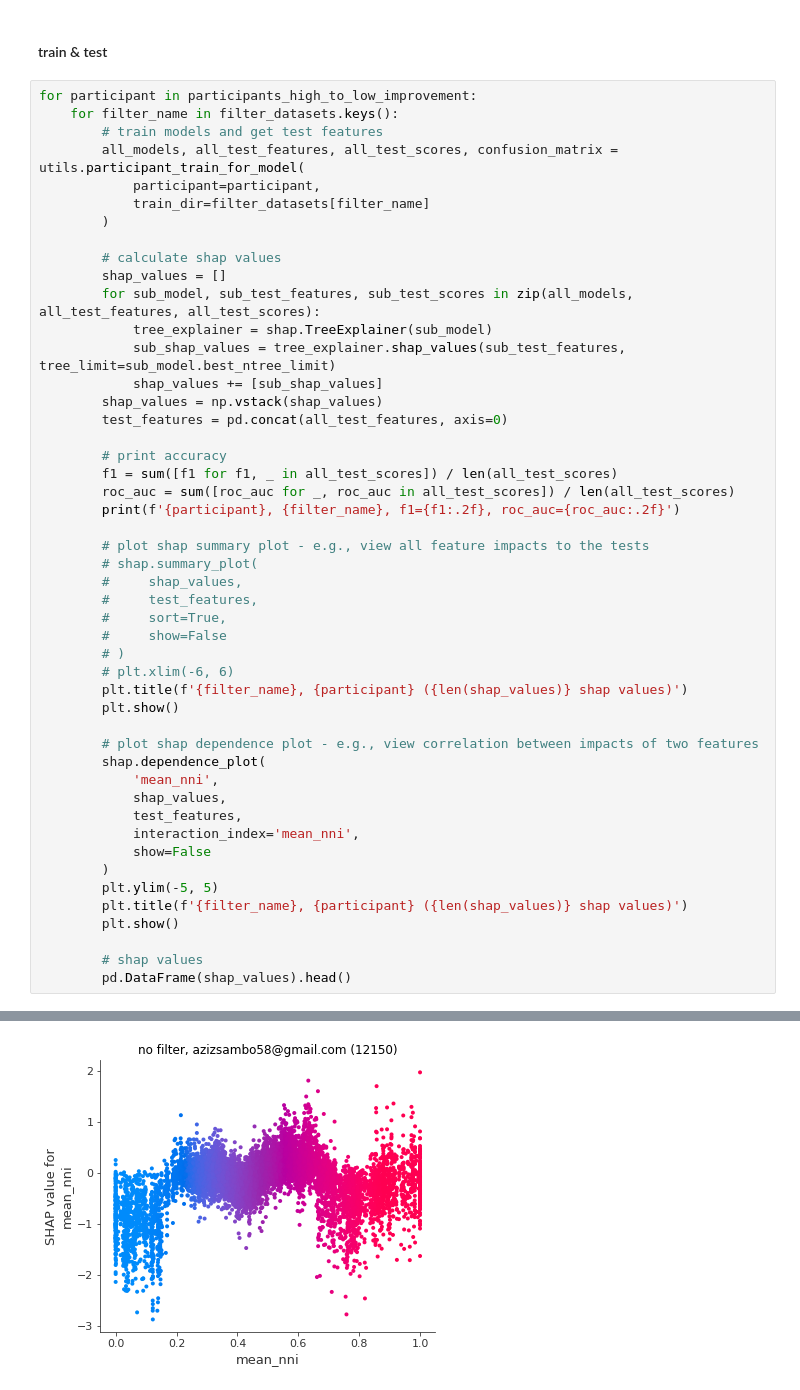
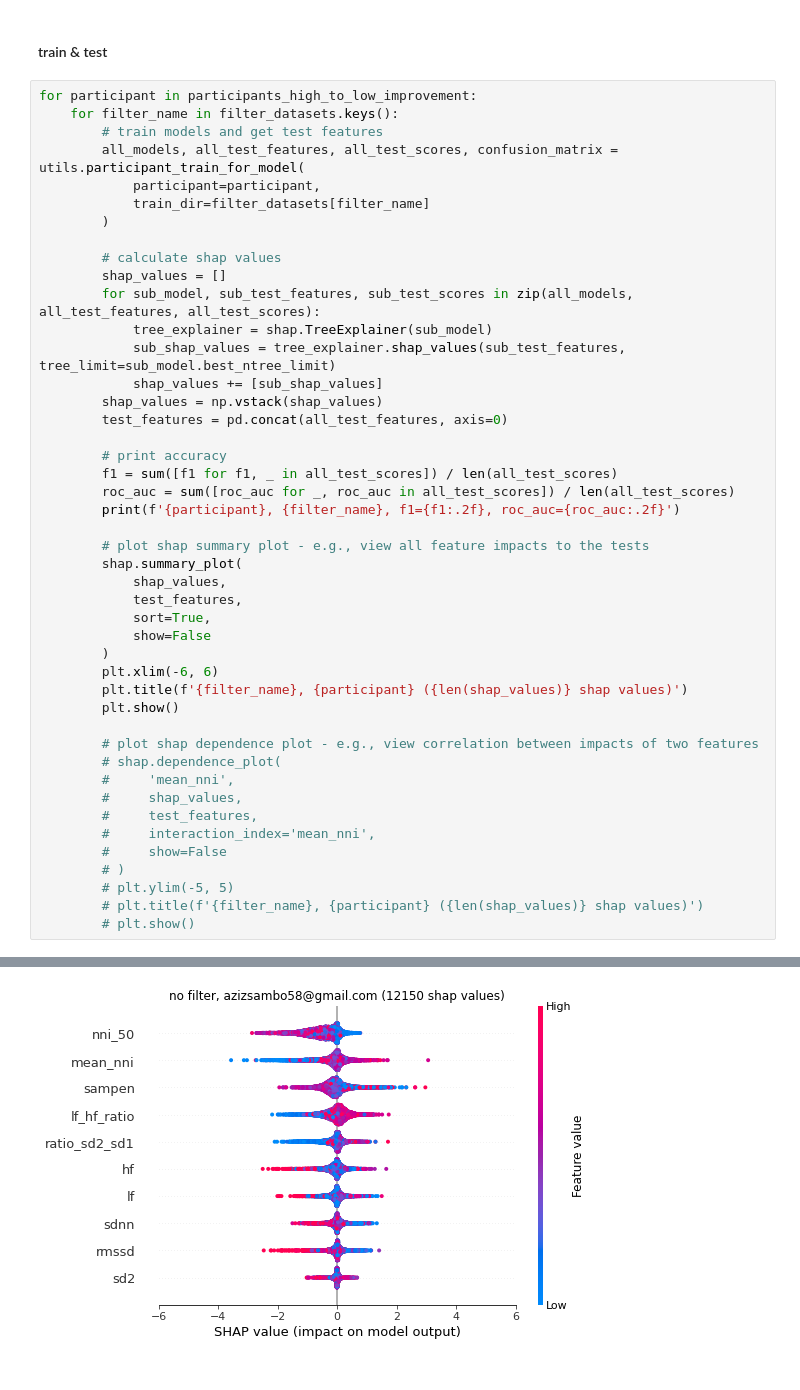
Before and after one commit to PrinceB7/stress, a Jupyter notebook: notebooks/shap-analyzing.ipynb, the cells around one changed output, grey strips where cells are left out. Cells and saved outputs as stored; diff of their text form.

Commit message:
shap sorted summary plots done for all participants

```diff
--- a/notebooks/shap-analyzing.ipynb
+++ b/notebooks/shap-analyzing.ipynb
@@ -63,28 +77,25 @@ for participant in participants_high_to_low_improvement:
         print(f'{participant}, {filter_name}, f1={f1:.2f}, roc_auc={roc_auc:.2f}')
 
         # plot shap summary plot - e.g., view all feature impacts to the tests
-        # shap.summary_plot(
-        #     shap_values,
-        #     test_features,
-        #     sort=True,
-        #     show=False
-        # )
-        # plt.xlim(-6, 6)
+        shap.summary_plot(
+            shap_values,
+            test_features,
+            sort=True,
+            show=False
+        )
+        plt.xlim(-6, 6)
         plt.title(f'{filter_name}, {participant} ({len(shap_values)} shap values)')
         plt.show()
 
         # plot shap dependence plot - e.g., view correlation between impacts of two features
-        shap.dependence_plot(
-            'mean_nni',
-            shap_values,
-            test_features,
-            interaction_index='mean_nni',
-            show=False
-        )
-        plt.ylim(-5, 5)
-        plt.title(f'{filter_name}, {participant} ({len(shap_values)} shap values)')
-        plt.show()
-
-        # shap values
-        pd.DataFrame(shap_values).head()
+        # shap.dependence_plot(
+        #     'mean_nni',
+        #     shap_values,
+        #     test_features,
+        #     interaction_index='mean_nni',
+        #     show=False
+        # )
+        # plt.ylim(-5, 5)
+        # plt.title(f'{filter_name}, {participant} ({len(shap_values)} shap values)')
+        # plt.show()
 # %% [output]
@@ -92 +103 @@ azizsambo58@gmail.com, no filter, test feature vectors=12150, shap values=12150,
-[figure, old version]
+[figure, new version]
```
Also changed, not shown: parts of 2 cells of this notebook, 41 other files.
